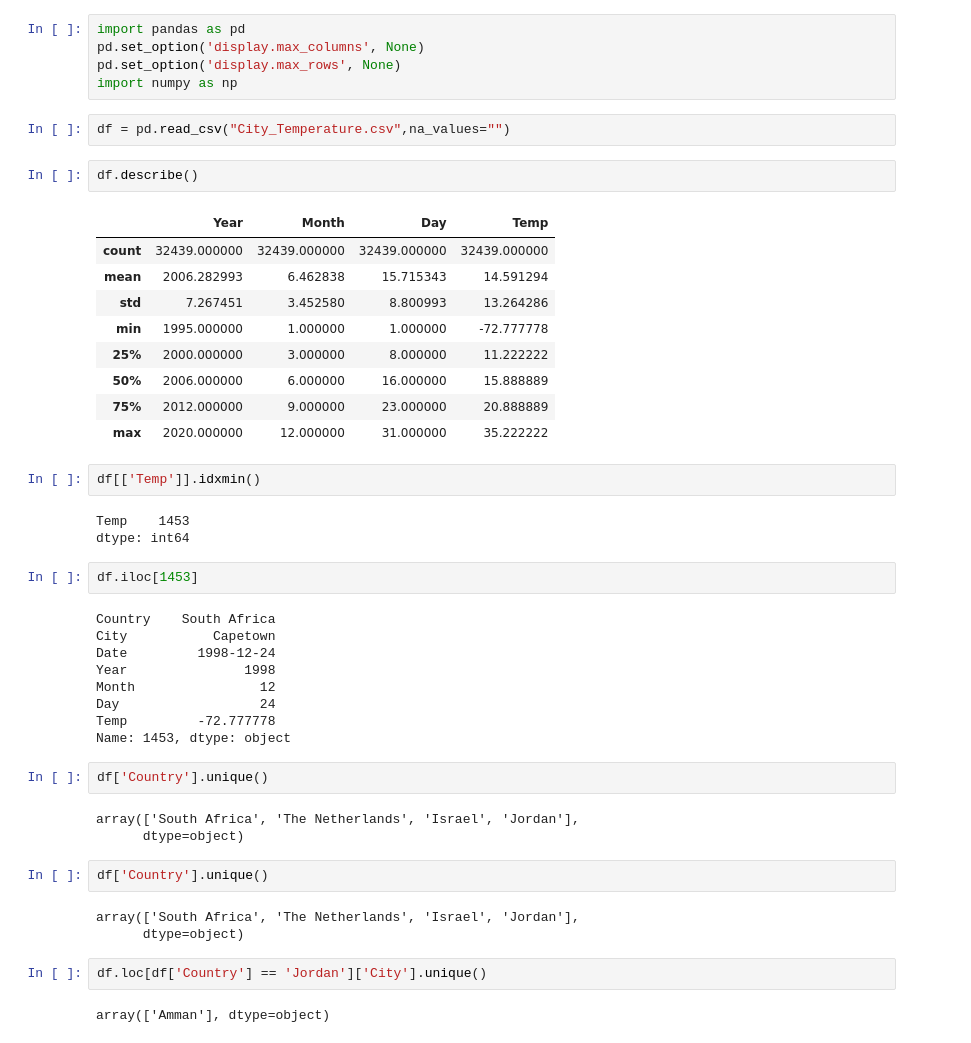
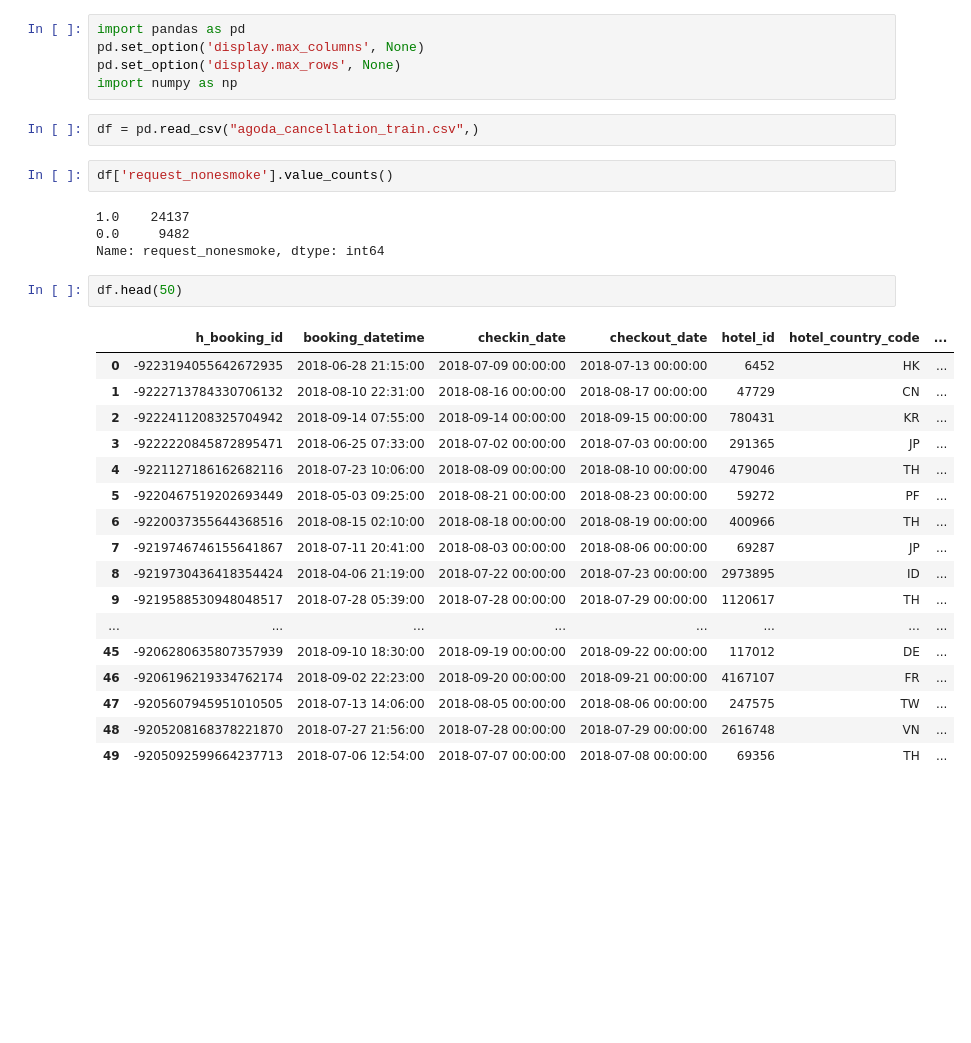
Before and after one commit to roizhv22/IML.HUJI, a Jupyter notebook: datasets/Untitled.ipynb, the cells around one changed output. Drawn from its saved outputs; the diff is of its cells as text; blank space fills up the shorter version.

```diff
--- a/datasets/Untitled.ipynb
+++ b/datasets/Untitled.ipynb
@@ -4,46 +4,30 @@ pd.set_option('display.max_columns', None)
 pd.set_option('display.max_rows', None)
 import numpy as np
 # %%
-df = pd.read_csv("City_Temperature.csv",na_values="")
+df = pd.read_csv("agoda_cancellation_train.csv",)
 # %%
-df.describe()
+df['request_nonesmoke'].value_counts()
 # %% [output]
-|  | Year | Month | Day | Temp |
-| count | 32439.000000 | 32439.000000 | 32439.000000 | 32439.000000 |
-| mean | 2006.282993 | 6.462838 | 15.715343 | 14.591294 |
-| std | 7.267451 | 3.452580 | 8.800993 | 13.264286 |
-| min | 1995.000000 | 1.000000 | 1.000000 | -72.777778 |
-| 25% | 2000.000000 | 3.000000 | 8.000000 | 11.222222 |
-| 50% | 2006.000000 | 6.000000 | 16.000000 | 15.888889 |
-| 75% | 2012.000000 | 9.000000 | 23.000000 | 20.888889 |
-| max | 2020.000000 | 12.000000 | 31.000000 | 35.222222 |
+1.0    24137
+0.0     9482
+Name: request_nonesmoke, dtype: int64
 # %%
-df[['Temp']].idxmin()
+df.head(50)
 # %% [output]
-Temp    1453
-dtype: int64
+|  | h_booking_id | booking_datetime | checkin_date | checkout_date | hotel_id | hotel_country_code | ... |
+| 0 | -9223194055642672935 | 2018-06-28 21:15:00 | 2018-07-09 00:00:00 | 2018-07-13 00:00:00 | 6452 | HK | ... |
+| 1 | -9222713784330706132 | 2018-08-10 22:31:00 | 2018-08-16 00:00:00 | 2018-08-17 00:00:00 | 47729 | CN | ... |
+| 2 | -9222411208325704942 | 2018-09-14 07:55:00 | 2018-09-14 00:00:00 | 2018-09-15 00:00:00 | 780431 | KR | ... |
+| 3 | -9222220845872895471 | 2018-06-25 07:33:00 | 2018-07-02 00:00:00 | 2018-07-03 00:00:00 | 291365 | JP | ... |
+| 4 | -9221127186162682116 | 2018-07-23 10:06:00 | 2018-08-09 00:00:00 | 2018-08-10 00:00:00 | 479046 | TH | ... |
+| 5 | -9220467519202693449 | 2018-05-03 09:25:00 | 2018-08-21 00:00:00 | 2018-08-23 00:00:00 | 59272 | PF | ... |
+| 6 | -9220037355644368516 | 2018-08-15 02:10:00 | 2018-08-18 00:00:00 | 2018-08-19 00:00:00 | 400966 | TH | ... |
+| 7 | -9219746746155641867 | 2018-07-11 20:41:00 | 2018-08-03 00:00:00 | 2018-08-06 00:00:00 | 69287 | JP | ... |
+| 8 | -9219730436418354424 | 2018-04-06 21:19:00 | 2018-07-22 00:00:00 | 2018-07-23 00:00:00 | 2973895 | ID | ... |
+| 9 | -9219588530948048517 | 2018-07-28 05:39:00 | 2018-07-28 00:00:00 | 2018-07-29 00:00:00 | 1120617 | TH | ... |
+| ... | ... | ... | ... | ... | ... | ... | ... |
+| 45 | -9206280635807357939 | 2018-09-10 18:30:00 | 2018-09-19 00:00:00 | 2018-09-22 00:00:00 | 117012 | DE | ... |
+| 46 | -9206196219334762174 | 2018-09-02 22:23:00 | 2018-09-20 00:00:00 | 2018-09-21 00:00:00 | 4167107 | FR | ... |
+| 47 | -9205607945951010505 | 2018-07-13 14:06:00 | 2018-08-05 00:00:00 | 2018-08-06 00:00:00 | 247575 | TW | ... |
+| 48 | -9205208168378221870 | 2018-07-27 21:56:00 | 2018-07-28 00:00:00 | 2018-07-29 00:00:00 | 2616748 | VN | ... |
+| 49 | -9205092599664237713 | 2018-07-06 12:54:00 | 2018-07-07 00:00:00 | 2018-07-08 00:00:00 | 69356 | TH | ... |
-# %%
-df.iloc[1453]
-# %% [output]
-Country    South Africa
-City           Capetown
-Date         1998-12-24
-Year               1998
-Month                12
-Day                  24
-Temp         -72.777778
-Name: 1453, dtype: object
-# %%
-df['Country'].unique()
-# %% [output]
-array(['South Africa', 'The Netherlands', 'Israel', 'Jordan'],
-      dtype=object)
-# %%
-df['Country'].unique()
-# %% [output]
-array(['South Africa', 'The Netherlands', 'Israel', 'Jordan'],
-      dtype=object)
-# %%
-df.loc[df['Country'] == 'Jordan']['City'].unique()
-# %% [output]
-array(['Amman'], dtype=object)
```
Also changed, not shown: 8 other files.
